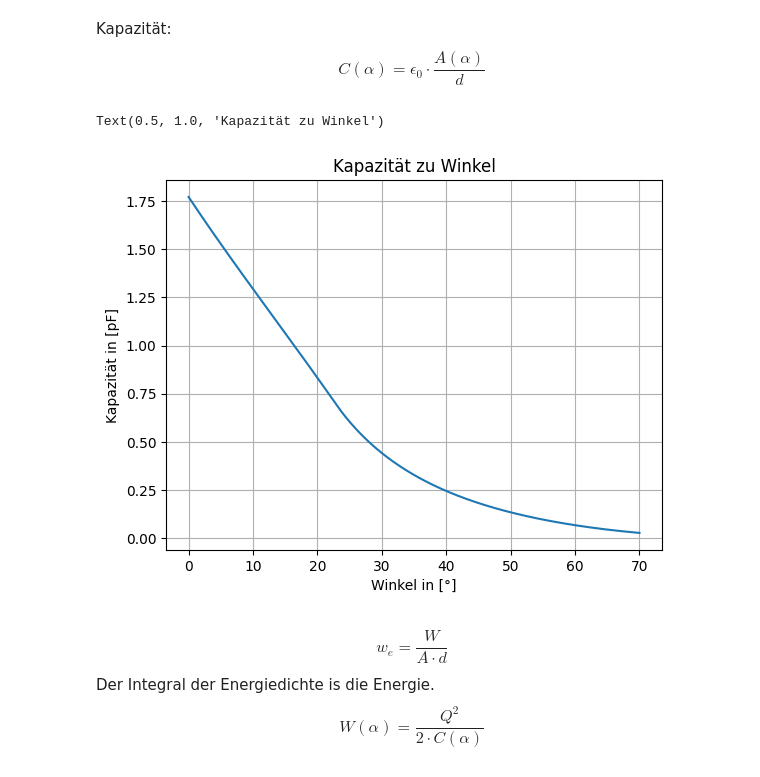
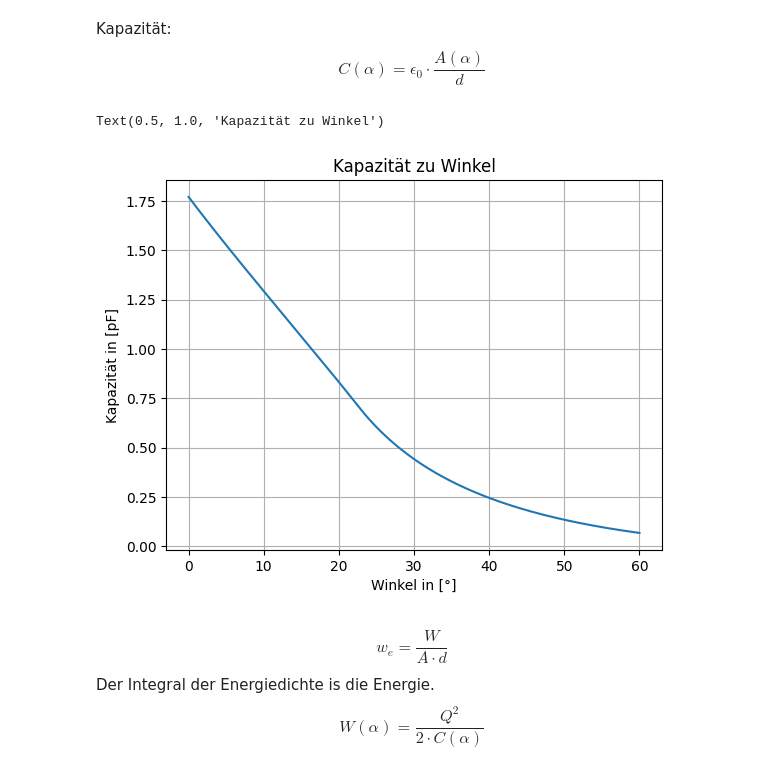
Before and after one commit to HansPeter21/COP_Elektrostatik, a Jupyter notebook: Projekt_ES_Albertin_Schegg.ipynb, the cells around one changed output. Drawn from its saved outputs; the diff is of its cells as text; code cells hidden in the pictures.

```diff
--- a/Projekt_ES_Albertin_Schegg.ipynb
+++ b/Projekt_ES_Albertin_Schegg.ipynb
@@ -47,7 +47,7 @@ def rotiere_platte(alpha, drehachse=(-0.5, 0.5)):
 
 
 # Winkelbereich definieren
-winkel_alpha = np.linspace(0, 70,1000)
+winkel_alpha = np.linspace(0, 60,1000)
 ueberlappungsflaechen = []
 
 # Überlappungsflächen berechnen
@@ -157,22 +157,22 @@ eps0 = 8.854 * 10 ** (-12)  # elektr. Feldkonstante [F/m]
 d = 10 ** (-5)  # Abstand [m]
 Q = 1.856 * 10 ** (-11)  # Ladung in [C]
 # %%
-A = [
+A1 = [
     element / 10**6 for element in ueberlappungsflaechen
 ]  # Fläche des Kondensator in [m^2]
-A = np.array([A])
+A1 = np.array([A1])
 # %%
-C = eps0 * A / d  # Kapazität in [F]
+C = eps0 * A1 / d  # Kapazität in [F]
 alpha = np.array([winkel_alpha])  # Winkel in [°]
 
 plt.plot(alpha[0, :], 10**12 * C[0, :])
 plt.grid()
 plt.ylabel("Kapazität in [pF]")
 plt.xlabel("Winkel in [°]")
 plt.title("Kapazität zu Winkel")
 # %% [output]
 Text(0.5, 1.0, 'Kapazität zu Winkel')
-[figure, old version]
+[figure, new version]
 # %% [markdown]
 $$ w_e = \frac{W}{A \cdot d}$$
 Der Integral der Energiedichte is die Energie.
```
Also changed, not shown: parts of 10 cells of this notebook, 1 other file.
